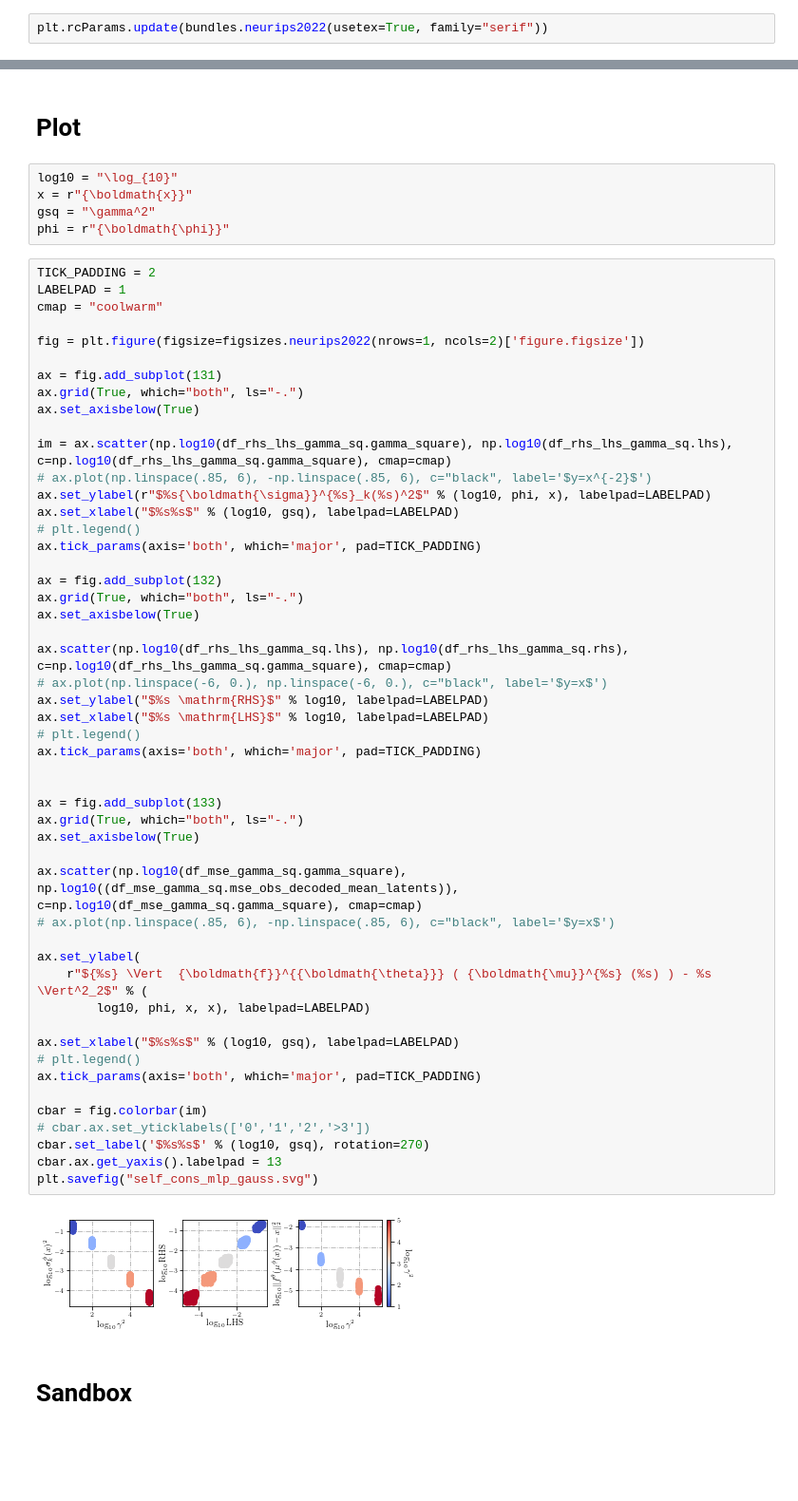
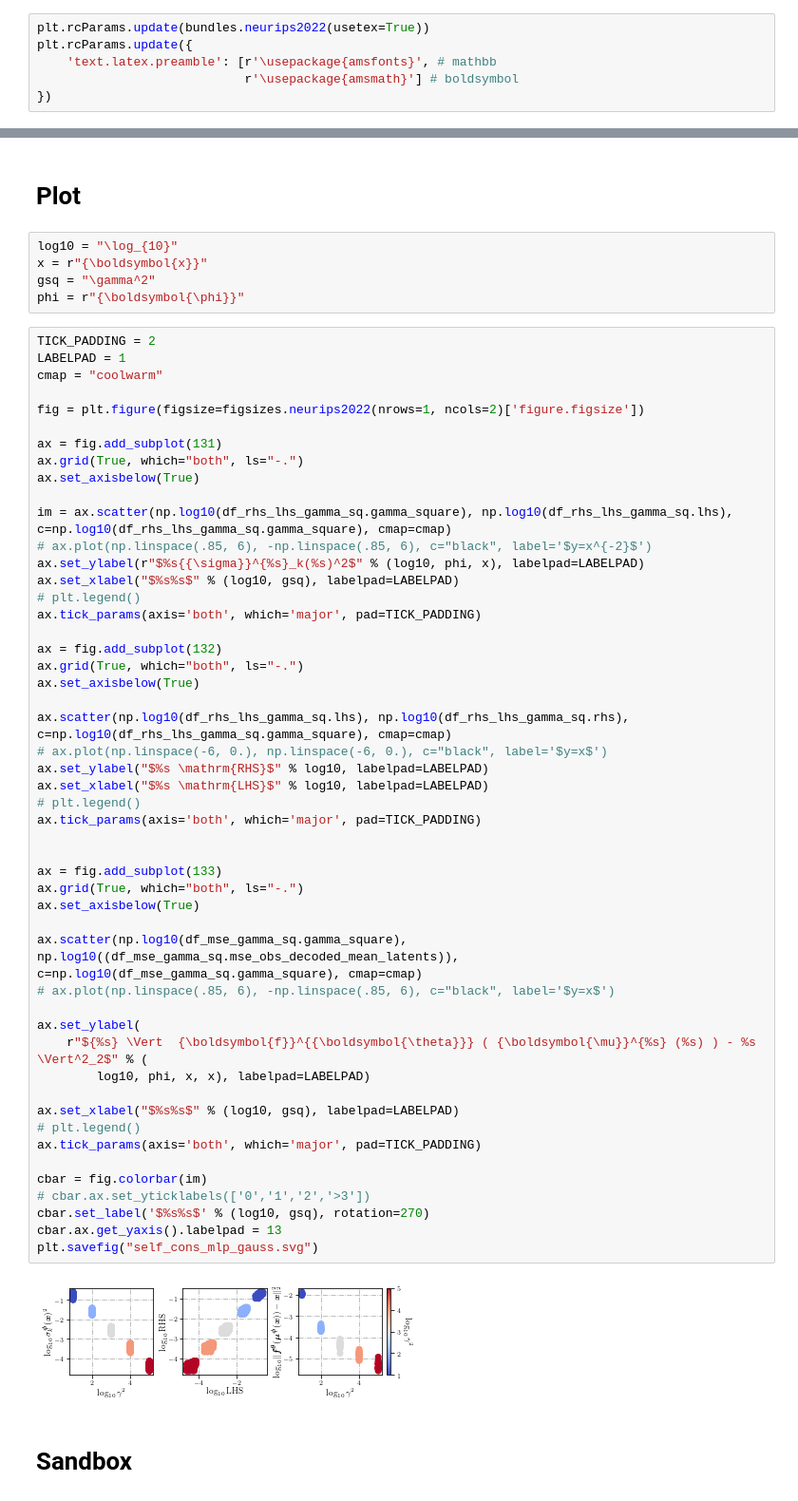
Before and after one commit to rpatrik96/ima-vae, a Jupyter notebook: notebooks/self_cons_plots.ipynb, the cells around one changed output, grey strips where cells are left out. Shown at 95% size. Saved outputs shown, nothing was run; the diff lists cells and outputs as text; blank space fills up the shorter version.

```diff
--- a/notebooks/self_cons_plots.ipynb
+++ b/notebooks/self_cons_plots.ipynb
@@ -15,7 +15,11 @@ sys.path.insert(0, '.')
 # %%
 from analysis import sweep2df
 # %%
-plt.rcParams.update(bundles.neurips2022(usetex=True, family="serif"))
+plt.rcParams.update(bundles.neurips2022(usetex=True))
+plt.rcParams.update({
+    'text.latex.preamble': [r'\usepackage{amsfonts}', # mathbb
+                            r'\usepackage{amsmath}'] # boldsymbol
+})
 # %% [markdown]
 # Data loading
 # %%
@@ -88,9 +92,9 @@ df_mse_gamma_sq = df_mse_sources_mean_decoded_sources.merge( df_mse_obs_decoded_
 # Plot
 # %%
 log10 = "\log_{10}"
-x = r"{\boldmath{x}}"
+x = r"{\boldsymbol{x}}"
 gsq = "\gamma^2"
-phi = r"{\boldmath{\phi}}"
+phi = r"{\boldsymbol{\phi}}"
 # %%
 TICK_PADDING = 2
 LABELPAD = 1
@@ -104,7 +108,7 @@ ax.set_axisbelow(True)
 
 im = ax.scatter(np.log10(df_rhs_lhs_gamma_sq.gamma_square), np.log10(df_rhs_lhs_gamma_sq.lhs), c=np.log10(df_rhs_lhs_gamma_sq.gamma_square), cmap=cmap)
 # ax.plot(np.linspace(.85, 6), -np.linspace(.85, 6), c="black", label='$y=x^{-2}$')
-ax.set_ylabel(r"$%s{\boldmath{\sigma}}^{%s}_k(%s)^2$" % (log10, phi, x), labelpad=LABELPAD)
+ax.set_ylabel(r"$%s{{\sigma}}^{%s}_k(%s)^2$" % (log10, phi, x), labelpad=LABELPAD)
 ax.set_xlabel("$%s%s$" % (log10, gsq), labelpad=LABELPAD)
 # plt.legend()
 ax.tick_params(axis='both', which='major', pad=TICK_PADDING)
@@ -114,35 +118,35 @@ ax.grid(True, which="both", ls="-.")
 ax.set_axisbelow(True)
 
 ax.scatter(np.log10(df_rhs_lhs_gamma_sq.lhs), np.log10(df_rhs_lhs_gamma_sq.rhs), c=np.log10(df_rhs_lhs_gamma_sq.gamma_square), cmap=cmap)
 # ax.plot(np.linspace(-6, 0.), np.linspace(-6, 0.), c="black", label='$y=x$')
 ax.set_ylabel("$%s \mathrm{RHS}$" % log10, labelpad=LABELPAD)
 ax.set_xlabel("$%s \mathrm{LHS}$" % log10, labelpad=LABELPAD)
 # plt.legend()
 ax.tick_params(axis='both', which='major', pad=TICK_PADDING)
 
 
 ax = fig.add_subplot(133)
 ax.grid(True, which="both", ls="-.")
 ax.set_axisbelow(True)
 
 ax.scatter(np.log10(df_mse_gamma_sq.gamma_square), np.log10((df_mse_gamma_sq.mse_obs_decoded_mean_latents)), c=np.log10(df_mse_gamma_sq.gamma_square), cmap=cmap)
 # ax.plot(np.linspace(.85, 6), -np.linspace(.85, 6), c="black", label='$y=x$')
 
 ax.set_ylabel(
-    r"${%s} \Vert  {\boldmath{f}}^{{\boldmath{\theta}}} ( {\boldmath{\mu}}^{%s} (%s) ) - %s \Vert^2_2$" % (
+    r"${%s} \Vert  {\boldsymbol{f}}^{{\boldsymbol{\theta}}} ( {\boldsymbol{\mu}}^{%s} (%s) ) - %s \Vert^2_2$" % (
         log10, phi, x, x), labelpad=LABELPAD)
 
 ax.set_xlabel("$%s%s$" % (log10, gsq), labelpad=LABELPAD)
 # plt.legend()
 ax.tick_params(axis='both', which='major', pad=TICK_PADDING)
 
 cbar = fig.colorbar(im)
 # cbar.ax.set_yticklabels(['0','1','2','>3'])
 cbar.set_label('$%s%s$' % (log10, gsq), rotation=270)
 cbar.ax.get_yaxis().labelpad = 13
 plt.savefig("self_cons_mlp_gauss.svg")
 # %% [output]
-[figure, old version]
+[figure, new version]
 # %% [markdown]
 # Sandbox
 # %%
```
Also changed, not shown: 2 other files.
